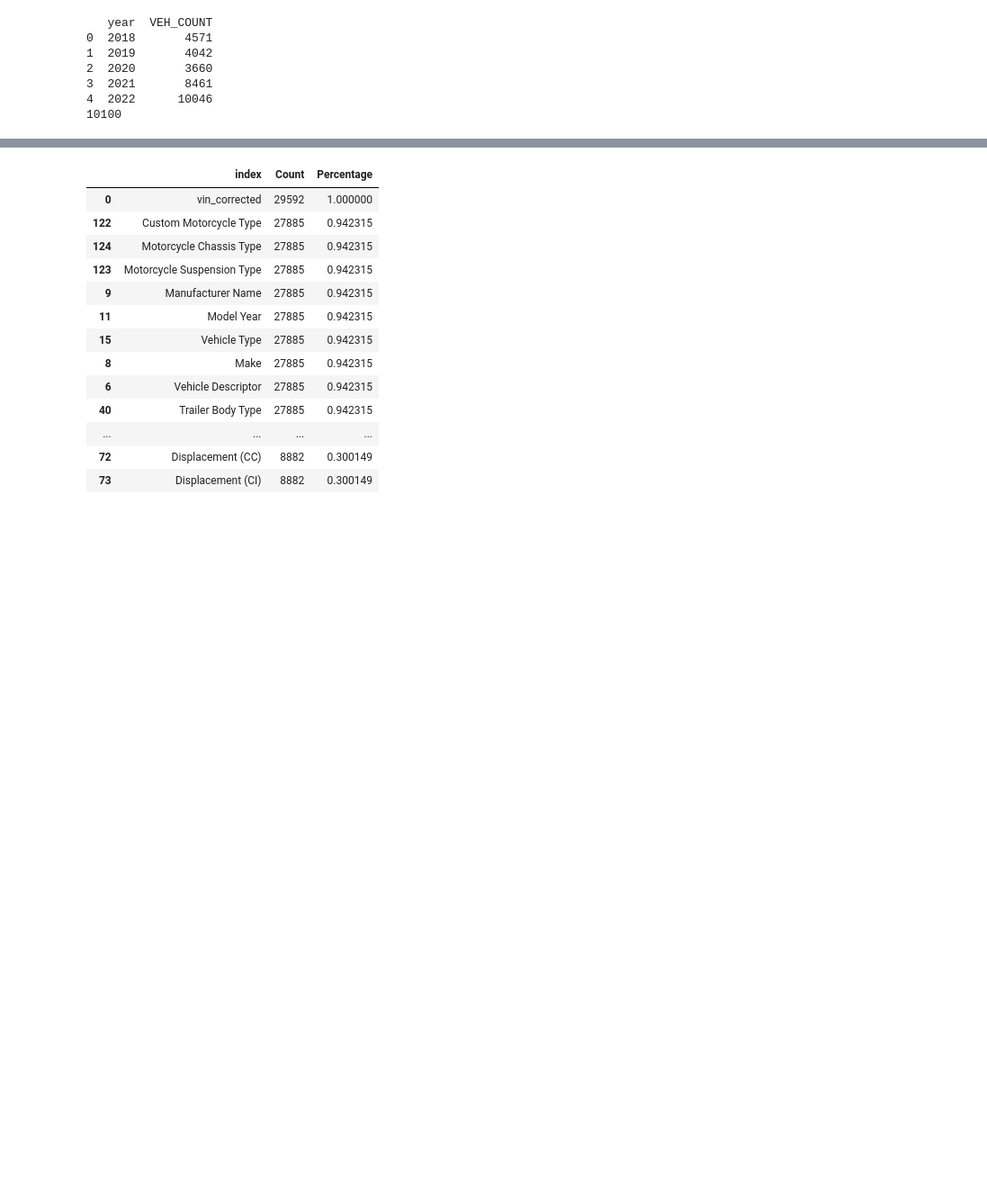
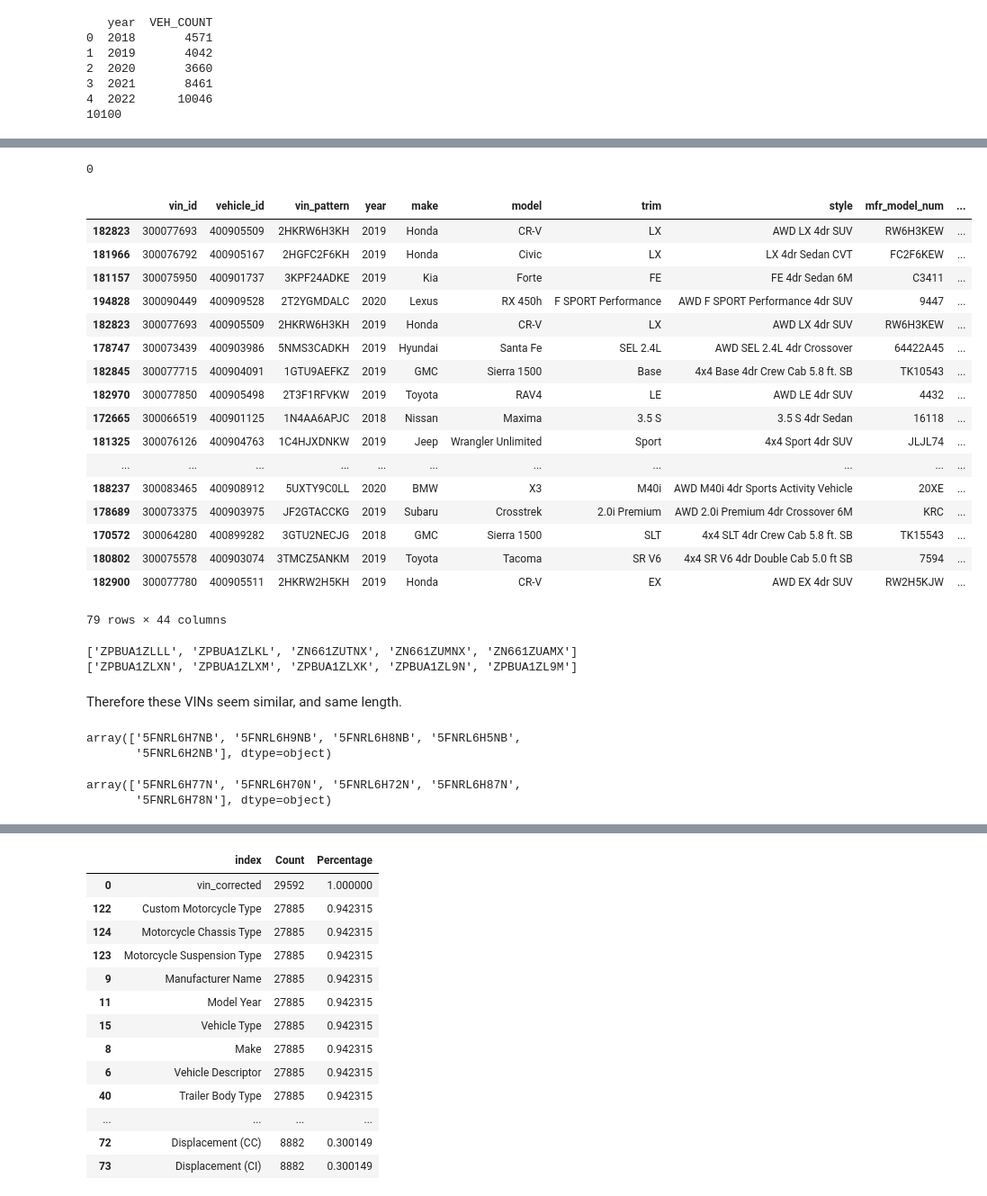
Before and after one commit to rajanoureddine/ctdot-tobin-yse, a Jupyter notebook: 12_logit_demand/prepare_rlp_logit_data.ipynb, the cells around one changed output, grey strips where cells are left out. Shown at 90% size. Saved outputs shown, nothing was run; the diff lists cells and outputs as text; code cells hidden in the pictures; blank space fills up the shorter version.

```diff
--- a/12_logit_demand/prepare_rlp_logit_data.ipynb
+++ b/12_logit_demand/prepare_rlp_logit_data.ipynb
@@ -105,0 +132,54 @@ print(rlp_evs_summary.iloc[0:6, 0].sum())
+# %%
+# Drop those in RLP with a missing or low price
+rlp_raw_filtered = rlp_raw[(rlp_raw["rlp_missing_price"] == 0) & (rlp_raw["rlp_low_price"] == 0)].reset_index(drop = True)
+# %%
+# Prepare for match
+rlp_raw_filtered["vin_d1_match"] = rlp_raw.loc[:, "vin_prefix"].str[0:8] + rlp_raw.loc[:, "vin_prefix"].str[9]
+d1_vins["vin_rlp_match"] = d1_vins["vin_pattern"].str[0:9]
+# %%
+# Do a fuzzy match first on vins and then on msrp and transaction price
+def fuzzy_match(vin, price, df_match_from, keycol, pricecol, other_cols):
+    try:
+        possible_matches = df_match_from.loc[df_match_from[keycol]==vin, :]
+        # display(possible_matches)
+        # print((possible_matches[pricecol]-price).abs().argsort()[:1].index.tolist()[0])
+        closest_row = df_match_from.iloc[[(possible_matches[pricecol]-price).abs().argsort()[:1].index.tolist()[0]], :]
+        return closest_row
+    except:
+        return None
+0
+# %% [output]
+0
+# %%
+closest_matches = pd.DataFrame([])
+
+for index, row in tqdm(rlp_raw_filtered.iterrows()):
+    if index < 100:
+        try:
+            match = fuzzy_match(row.vin_d1_match, row.transaction_price, d1_vins, "vin_rlp_match", "msrp", ["vin_rlp_match", "msrp"])
+            closest_matches = pd.concat([closest_matches, match], axis = 0)
+        except:
+            pass
+    else:
+        break
+# %%
+closest_matches
+# %% [output]
+|  | vin_id | vehicle_id | vin_pattern | year | make | model | trim | style | mfr_model_num | ... |
+| 182823 | 300077693 | 400905509 | 2HKRW6H3KH | 2019 | Honda | CR-V | LX | AWD LX 4dr SUV | RW6H3KEW | ... |
+| 181966 | 300076792 | 400905167 | 2HGFC2F6KH | 2019 | Honda | Civic | LX | LX 4dr Sedan CVT | FC2F6KEW | ... |
+| 181157 | 300075950 | 400901737 | 3KPF24ADKE | 2019 | Kia | Forte | FE | FE 4dr Sedan 6M | C3411 | ... |
+| 194828 | 300090449 | 400909528 | 2T2YGMDALC | 2020 | Lexus | RX 450h | F SPORT Performance | AWD F SPORT Performance 4dr SUV | 9447 | ... |
+| 182823 | 300077693 | 400905509 | 2HKRW6H3KH | 2019 | Honda | CR-V | LX | AWD LX 4dr SUV | RW6H3KEW | ... |
+| 178747 | 300073439 | 400903986 | 5NMS3CADKH | 2019 | Hyundai | Santa Fe | SEL 2.4L | AWD SEL 2.4L 4dr Crossover | 64422A45 | ... |
+| 182845 | 300077715 | 400904091 | 1GTU9AEFKZ | 2019 | GMC | Sierra 1500 | Base | 4x4 Base 4dr Crew Cab 5.8 ft. SB | TK10543 | ... |
+| 182970 | 300077850 | 400905498 | 2T3F1RFVKW | 2019 | Toyota | RAV4 | LE | AWD LE 4dr SUV | 4432 | ... |
+| 172665 | 300066519 | 400901125 | 1N4AA6APJC | 2018 | Nissan | Maxima | 3.5 S | 3.5 S 4dr Sedan | 16118 | ... |
+| 181325 | 300076126 | 400904763 | 1C4HJXDNKW | 2019 | Jeep | Wrangler Unlimited | Sport | 4x4 Sport 4dr SUV | JLJL74 | ... |
+| ... | ... | ... | ... | ... | ... | ... | ... | ... | ... | ... |
+| 188237 | 300083465 | 400908912 | 5UXTY9C0LL | 2020 | BMW | X3 | M40i | AWD M40i 4dr Sports Activity Vehicle | 20XE | ... |
+| 178689 | 300073375 | 400903975 | JF2GTACCKG | 2019 | Subaru | Crosstrek | 2.0i Premium | AWD 2.0i Premium 4dr Crossover 6M | KRC | ... |
+| 170572 | 300064280 | 400899282 | 3GTU2NECJG | 2018 | GMC | Sierra 1500 | SLT | 4x4 SLT 4dr Crew Cab 5.8 ft. SB | TK15543 | ... |
+| 180802 | 300075578 | 400903074 | 3TMCZ5ANKM | 2019 | Toyota | Tacoma | SR V6 | 4x4 SR V6 4dr Double Cab 5.0 ft SB | 7594 | ... |
+| 182900 | 300077780 | 400905511 | 2HKRW2H5KH | 2019 | Honda | CR-V | EX | AWD EX 4dr SUV | RW2H5KJW | ... |
+79 rows × 44 columns
@@ -105,0 +191,20 @@ print(rlp_evs_summary.iloc[0:6, 0].sum())
+# %%
+# Compare them
+print(sorted(d1_vin_list, reverse = True)[0:5])
+print(sorted(rlp_vin_list, reverse=True)[0:5])
+# %% [output]
+['ZPBUA1ZLLL', 'ZPBUA1ZLKL', 'ZN661ZUTNX', 'ZN661ZUMNX', 'ZN661ZUAMX']
+['ZPBUA1ZLXN', 'ZPBUA1ZLXM', 'ZPBUA1ZLXK', 'ZPBUA1ZL9N', 'ZPBUA1ZL9M']
+# %% [markdown]
+Therefore these VINs seem similar, and same length.
+# %%
+# Compare similar makes and models
+d1_vins.loc[(d1_vins.year == 2022) & (d1_vins.make=="Honda") & (d1_vins.model == "Odyssey"), "vin_pattern"].unique()
+# %% [output]
+array(['5FNRL6H7NB', '5FNRL6H9NB', '5FNRL6H8NB', '5FNRL6H5NB',
+       '5FNRL6H2NB'], dtype=object)
+# %%
+rlp_raw.loc[(rlp_raw.MODEL_YEAR == 2022) & (rlp_raw.MAKE == "HONDA") & (rlp_raw.MODEL == "ODYSSEY"), "VIN_PREFIX"].unique()[0:5]
+# %% [output]
+array(['5FNRL6H77N', '5FNRL6H70N', '5FNRL6H72N', '5FNRL6H87N',
+       '5FNRL6H78N'], dtype=object)
```
Also changed, not shown: parts of 39 cells of this notebook, 2 other files.
